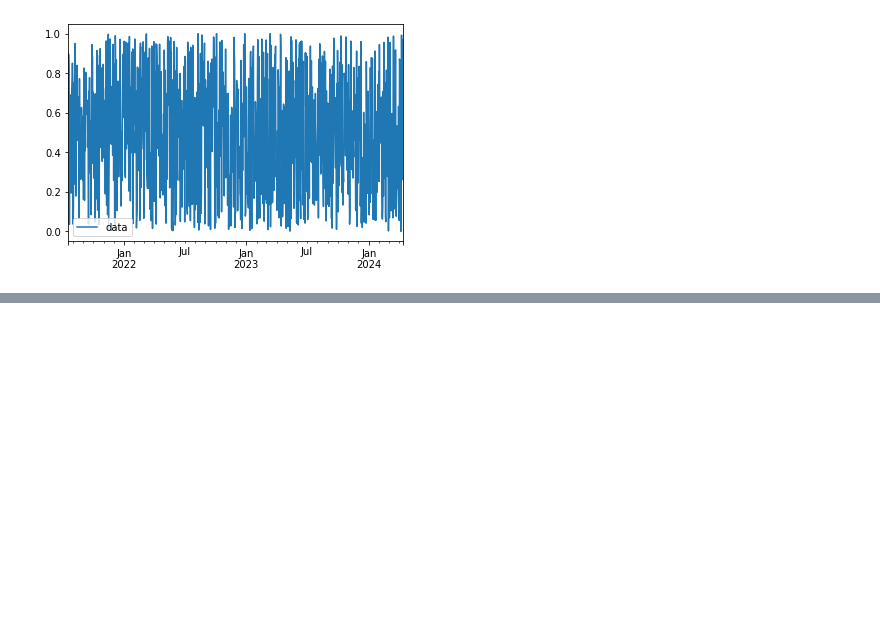
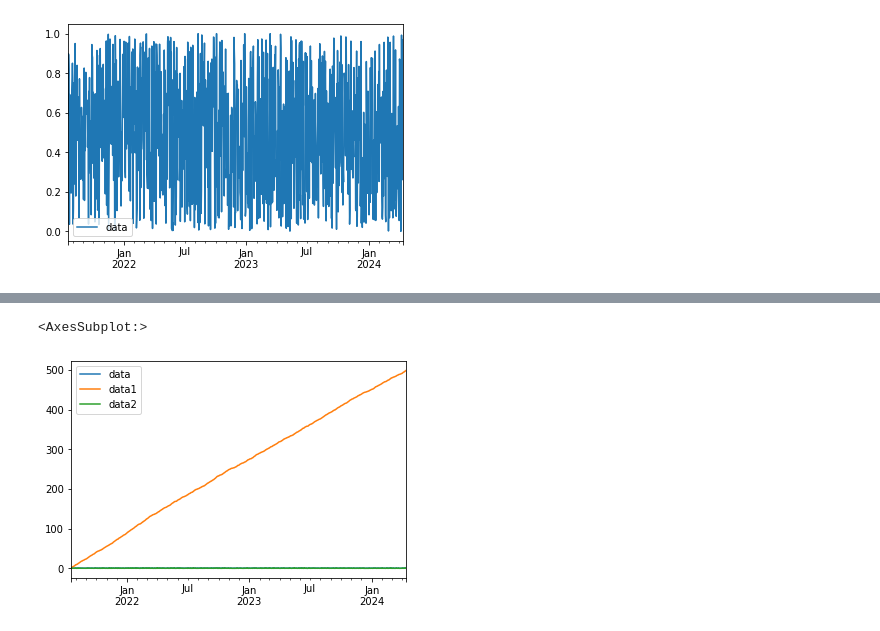
Before and after one commit to tireless-22/machine-learning-and-data-science, a Jupyter notebook: matplotlib/Untitled.ipynb, the cells around one changed output, grey strips where cells are left out. Cells and saved outputs as stored; diff of their text form; code cells hidden in the pictures; blank space fills up the shorter version.

```diff
--- a/matplotlib/Untitled.ipynb
+++ b/matplotlib/Untitled.ipynb
@@ -37,0 +65,5 @@ df.plot()
+# %%
+df.plot()
+# %% [output]
+<AxesSubplot:>
+[figure, added]
```
Also changed, not shown: parts of 25 cells of this notebook.
